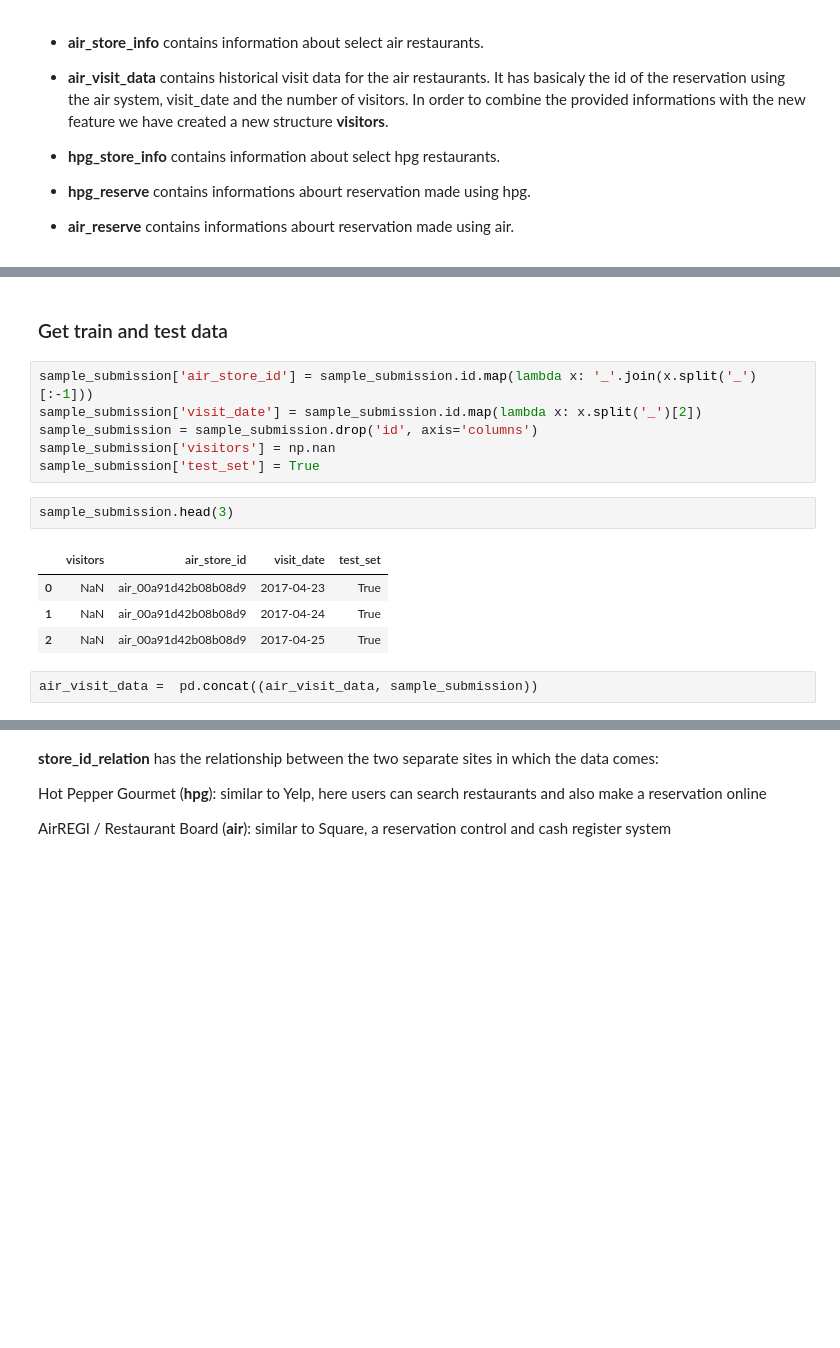
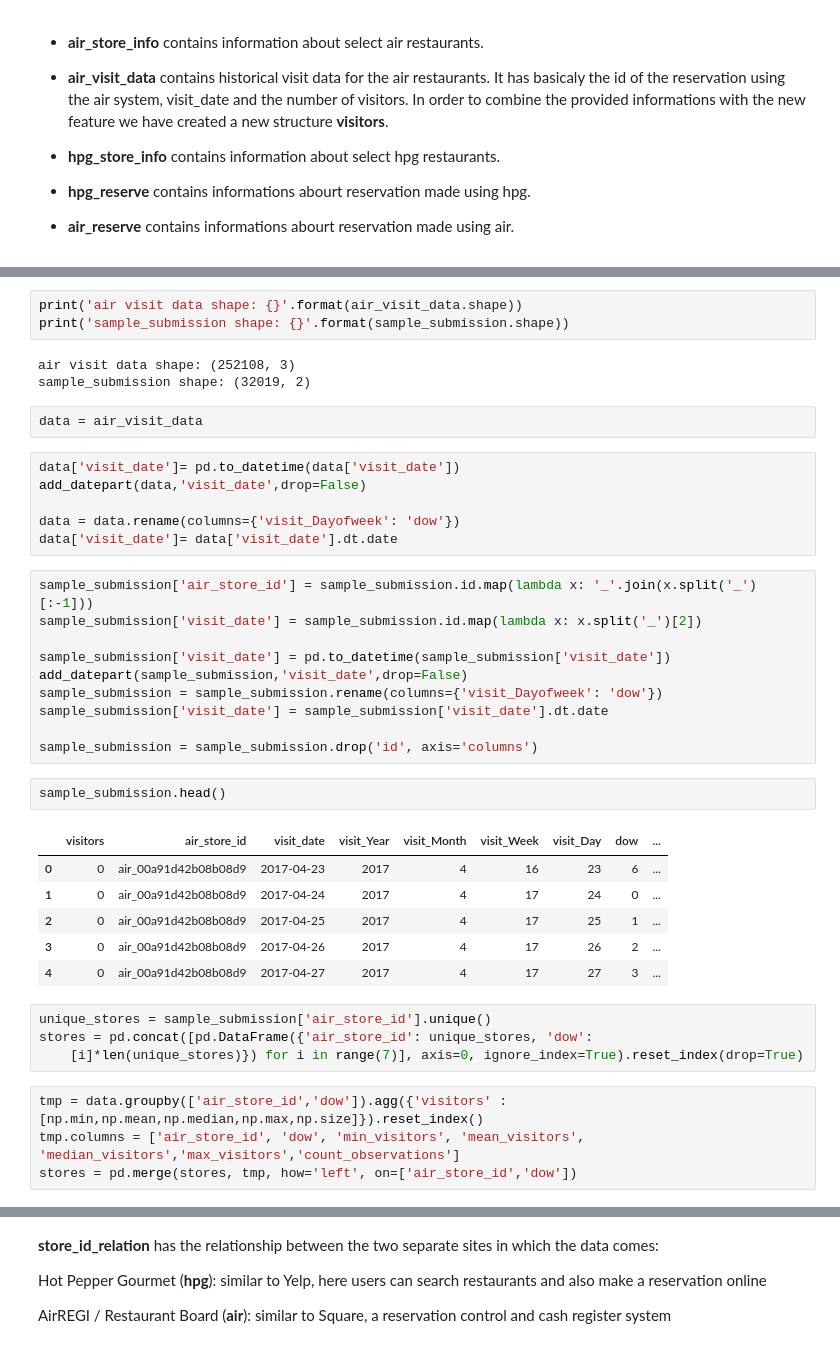
Before and after one commit to EulerFaria/Machine-Learning-Final-Project, a Jupyter notebook: Recruit Restaurant Visitor Forecasting.ipynb, the cells around one changed output, grey strips where cells are left out. Saved outputs shown, nothing was run; the diff lists cells and outputs as text; blank space fills up the shorter version.

```diff
--- a/Recruit Restaurant Visitor Forecasting.ipynb
+++ b/Recruit Restaurant Visitor Forecasting.ipynb
@@ -71,18 +76,42 @@ hpg_store_info
-# %% [markdown]
-### Get train and test data
+# %%
+print('air visit data shape: {}'.format(air_visit_data.shape))
+print('sample_submission shape: {}'.format(sample_submission.shape))
+# %% [output]
+air visit data shape: (252108, 3)
+sample_submission shape: (32019, 2)
+# %%
+data = air_visit_data
+# %%
+data['visit_date']= pd.to_datetime(data['visit_date'])
+add_datepart(data,'visit_date',drop=False)
+
+data = data.rename(columns={'visit_Dayofweek': 'dow'})
+data['visit_date']= data['visit_date'].dt.date
 # %%
 sample_submission['air_store_id'] = sample_submission.id.map(lambda x: '_'.join(x.split('_')[:-1]))
 sample_submission['visit_date'] = sample_submission.id.map(lambda x: x.split('_')[2])
+
+sample_submission['visit_date'] = pd.to_datetime(sample_submission['visit_date'])
+add_datepart(sample_submission,'visit_date',drop=False)
+sample_submission = sample_submission.rename(columns={'visit_Dayofweek': 'dow'})
+sample_submission['visit_date'] = sample_submission['visit_date'].dt.date
+
 sample_submission = sample_submission.drop('id', axis='columns')
-sample_submission['visitors'] = np.nan
-sample_submission['test_set'] = True
 # %%
-sample_submission.head(3)
+sample_submission.head()
 # %% [output]
-|  | visitors | air_store_id | visit_date | test_set |
-| 0 | NaN | air_00a91d42b08b08d9 | 2017-04-23 | True |
-| 1 | NaN | air_00a91d42b08b08d9 | 2017-04-24 | True |
-| 2 | NaN | air_00a91d42b08b08d9 | 2017-04-25 | True |
+|  | visitors | air_store_id | visit_date | visit_Year | visit_Month | visit_Week | visit_Day | dow | ... |
+| 0 | 0 | air_00a91d42b08b08d9 | 2017-04-23 | 2017 | 4 | 16 | 23 | 6 | ... |
+| 1 | 0 | air_00a91d42b08b08d9 | 2017-04-24 | 2017 | 4 | 17 | 24 | 0 | ... |
+| 2 | 0 | air_00a91d42b08b08d9 | 2017-04-25 | 2017 | 4 | 17 | 25 | 1 | ... |
+| 3 | 0 | air_00a91d42b08b08d9 | 2017-04-26 | 2017 | 4 | 17 | 26 | 2 | ... |
+| 4 | 0 | air_00a91d42b08b08d9 | 2017-04-27 | 2017 | 4 | 17 | 27 | 3 | ... |
-# %%
-air_visit_data =  pd.concat((air_visit_data, sample_submission))
+# %%
+unique_stores = sample_submission['air_store_id'].unique()
+stores = pd.concat([pd.DataFrame({'air_store_id': unique_stores, 'dow':
+    [i]*len(unique_stores)}) for i in range(7)], axis=0, ignore_index=True).reset_index(drop=True)
+# %%
+tmp = data.groupby(['air_store_id','dow']).agg({'visitors' : [np.min,np.mean,np.median,np.max,np.size]}).reset_index()
+tmp.columns = ['air_store_id', 'dow', 'min_visitors', 'mean_visitors', 'median_visitors','max_visitors','count_observations']
+stores = pd.merge(stores, tmp, how='left', on=['air_store_id','dow'])
 # %%
```
Also changed, not shown: parts of 114 cells of this notebook.
